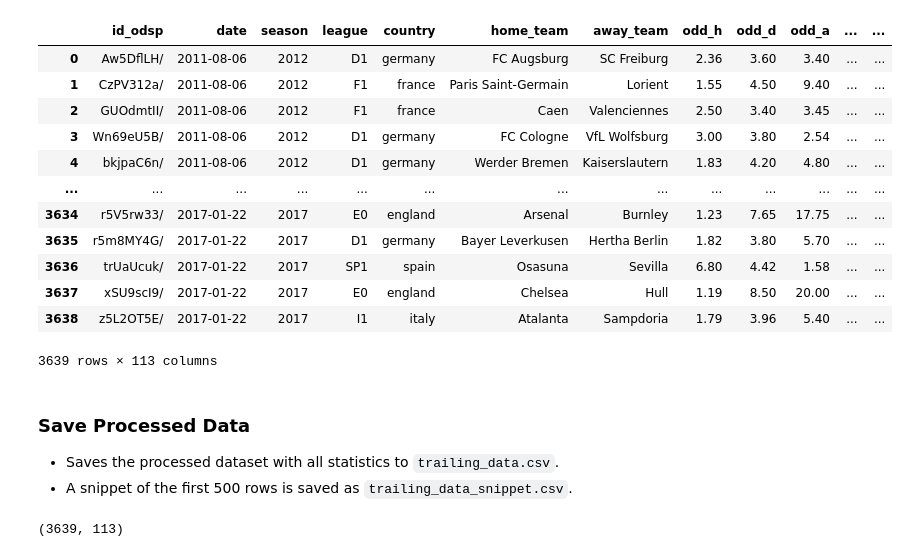
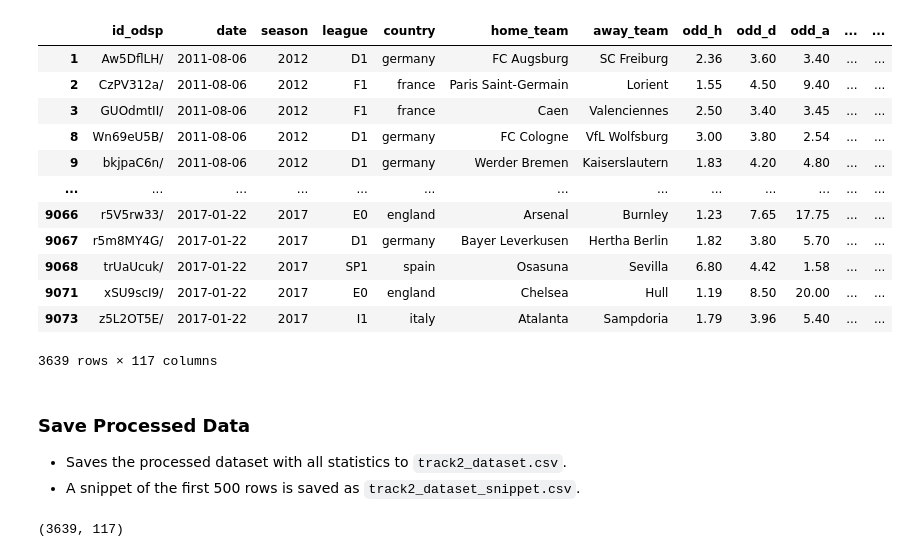
Before and after one commit to JoshuaGraham14/football-corner-prediction, a Jupyter notebook: notebooks/01.04_track2_dataset_construction.ipynb, the cells around one changed output. Cells and saved outputs as stored; diff of their text form; code cells hidden in the pictures.

```diff
--- a/notebooks/01.03_kaggle_aggregation_trailing.ipynb
+++ b/notebooks/01.04_track2_dataset_construction.ipynb
@@ -10,8 +10,8 @@ import pandas as pd
 READ_FOLDER_PATH = '../data/processed/'
 WRITE_FOLDER_PATH = '../data/processed/'
 
-data = pd.read_csv(READ_FOLDER_PATH+'game_statistics.csv')
+data = pd.read_csv(READ_FOLDER_PATH+'aggregated_full.csv')
 
-print(data.shape[0])
+print(data.shape)
 pd.set_option("display.max_colwidth", None)
 # %% [output]
@@ -272,12 +84,10 @@ def calc_trailing_urgency(df):
     - If the match is drawn, urgency is based on odds.
     """
     urgency = []
-    for i in range(len(df)):
-        u = 0
-        # Urgency is proportional to inverse of trailing team's odds, normalized by goal difference
-        trailing_team_odds = df.loc[i, "odd_h"] if df.loc[i, "trailing_team"] == "home" else df.loc[i, "odd_a"]
+    for _, row in df.iterrows():
+        # Urgency is proportional to inverse of trailing team's odds
+        trailing_team_odds = row["odd_h"] if row["is_home_trailing"]==1 else row["odd_a"]
         u = (1 / trailing_team_odds)
-
         urgency.append(round(u, 3))
     return urgency
 
@@ -288,12 +98,10 @@ def calc_leading_urgency(df):
     - If the match is drawn, urgency is based on odds.
     """
     urgency = []
-    for i in range(len(df)):
-        u = 0
-        # Urgency is proportional to inverse of leading team's odds, normalized by goal difference
-        leading_team_odds = df.loc[i, "odd_h"] if df.loc[i, "leading_team"] == "home" else df.loc[i, "odd_a"]
+    for _, row in df.iterrows():
+        # Urgency is proportional to inverse of leading team's odds
+        leading_team_odds = row["odd_h"] if row["is_home_trailing"]==0 else row["odd_a"]
         u = (1 / leading_team_odds)
-
         urgency.append(round(u, 3))
     return urgency
 
@@ -304,20 +112,7 @@ def construct_features(df):
 
     #dictionary mapping to calc each feature
     feature_operations = {
-        # **Total game stats**
-        "total_shots_pre_80": lambda df: df["trailing_team_shots_pre80"] +df["leading_team_shots_pre80"],
-        "total_fouls_pre_80":lambda df: df["trailing_team_fouls_pre80"]+ df["leading_team_fouls_pre80"],
-        "total_yellow_cards_pre_80": lambda df: df["trailing_team_yellow_cards_pre80"] + df["leading_team_yellow_cards_pre80"],
-        "total_sending_off_pre_80": lambda df: df["trailing_team_sending_off_pre80"] + df["leading_team_sending_off_pre80"],
-        "total_corners_pre_80": lambda df: df["trailing_team_corners_pre80"]+ df["leading_team_corners_pre80"],
-        "total_corners_70_75":lambda df: df["trailing_team_corners_70_75"] + df["leading_team_corners_70_75"],
-        "total_shots_70_75": lambda df: df["trailing_team_shots_70_75"] +df["leading_team_shots_70_75"],
-        "total_fouls_70_75": lambda df: df["trailing_team_fouls_70_75"] +df["leading_team_fouls_70_75"],
-        "total_corners_75_80": lambda df: df["trailing_team_corners_75_80"] + df["leading_team_corners_75_80"],
-        "total_shots_75_80": lambda df: df["trailing_team_shots_75_80"] +df["leading_team_shots_75_80"],
-        "total_fouls_75_80": lambda df: df["trailing_team_fouls_75_80"] +df["leading_team_fouls_75_80"],
-
-        "odds_ratio": lambda df: df.apply(lambda row: row["odd_h"] / row["odd_a"] if row["trailing_team"] == "home" else row["odd_a"] / row["odd_h"], axis=1),
+        "odds_ratio": lambda df: df.apply(lambda row: row["odd_h"] / row["odd_a"] if row["is_home_trailing"] == 1 else row["odd_a"] / row["odd_h"], axis=1),
 
         "trailing_team_urgency_to_attack":lambda df: calc_trailing_urgency(df),
         "leading_team_urgency_to_attack":lambda df: calc_leading_urgency(df),
@@ -326,56 +121,61 @@ def construct_features(df):
             (df["trailing_team_shots_75_80"]-df["trailing_team_shots_70_75"]) +
             (df["trailing_team_corners_75_80"]-df["trailing_team_corners_70_75"])
         ) *df["trailing_team_urgency_to_attack"],
 
         "leading_team_momentum_to_attack": lambda df: (
             (df["leading_team_shots_75_80"]-df["leading_team_shots_70_75"]) +
             (df["leading_team_corners_75_80"]-df["leading_team_corners_70_75"])
         ) *df["leading_team_urgency_to_attack"],
 
         "trailing_team_attack_intensity": lambda df: (df["goal_diff_80"].abs() == 1) * (df["trailing_team_shots_75_80"]+df["trailing_team_corners_75_80"]),
         "leading_team_attack_intensity": lambda df: (df["goal_diff_80"].abs() == 1) * (df["leading_team_shots_75_80"]+df["leading_team_corners_75_80"]),
         "trailing_team_defensive_pressure": lambda df: df["trailing_team_fouls_75_80"] - df["trailing_team_fouls_70_75"],
         "leading_team_defensive_pressure": lambda df: df["leading_team_fouls_75_80"] - df["leading_team_fouls_70_75"],
         "trailing_team_shot_to_corner_ratio_pre_80": lambda df: (df["trailing_team_shots_pre80"] / df["trailing_team_corners_pre80"]).fillna(0),
         "leading_team_shot_to_corner_ratio_pre_80": lambda df: (df["leading_team_shots_pre80"] / df["leading_team_corners_pre80"]).fillna(0),
         "trailing_team_aggression_score_pre_80":lambda df: (df["trailing_team_fouls_pre80"] + df["trailing_team_yellow_cards_pre80"])/(df["trailing_team_shots_pre80"]).fillna(0),
         "leading_team_aggression_score_pre_80": lambda df: (df["leading_team_fouls_pre80"] + df["leading_team_yellow_cards_pre80"])/(df["leading_team_shots_pre80"]).fillna(0),
 
-        "trailing_team_probability": lambda df: df.apply(lambda row: 1/row['odd_h'] *100 if row['trailing_team']=='home' else 1/row['odd_a']* 100, axis=1)
+        "trailing_team_probability": lambda df: df.apply(lambda row: 1/row['odd_h'] *100 if row['is_home_trailing']==1 else 1/row['odd_a']* 100, axis=1)
     }
 
     # Apply selected feature transformations
     for feature, operation in feature_operations.items():
         df[feature] = operation(df)
 
     df = df.round(3)
     return df
 
+def construct_target(df):
+    df['target'] = (df['trailing_team_corners'] > 0).astype(int)
+    return df
+
 # Construct features based on the updated dataset
-aggregated_full = construct_features(aggregated_data)
-aggregated_full
+track2_dataset = construct_features(transformed_df)
+track2_dataset = construct_target(track2_dataset)
+track2_dataset
 # %% [output]
 |  | id_odsp | date | season | league | country | home_team | away_team | odd_h | odd_d | odd_a | ... | ... |
-| 0 | Aw5DflLH/ | 2011-08-06 | 2012 | D1 | germany | FC Augsburg | SC Freiburg | 2.36 | 3.60 | 3.40 | ... | ... |
-| 1 | CzPV312a/ | 2011-08-06 | 2012 | F1 | france | Paris Saint-Germain | Lorient | 1.55 | 4.50 | 9.40 | ... | ... |
-| 2 | GUOdmtII/ | 2011-08-06 | 2012 | F1 | france | Caen | Valenciennes | 2.50 | 3.40 | 3.45 | ... | ... |
-| 3 | Wn69eU5B/ | 2011-08-06 | 2012 | D1 | germany | FC Cologne | VfL Wolfsburg | 3.00 | 3.80 | 2.54 | ... | ... |
-| 4 | bkjpaC6n/ | 2011-08-06 | 2012 | D1 | germany | Werder Bremen | Kaiserslautern | 1.83 | 4.20 | 4.80 | ... | ... |
+| 1 | Aw5DflLH/ | 2011-08-06 | 2012 | D1 | germany | FC Augsburg | SC Freiburg | 2.36 | 3.60 | 3.40 | ... | ... |
+| 2 | CzPV312a/ | 2011-08-06 | 2012 | F1 | france | Paris Saint-Germain | Lorient | 1.55 | 4.50 | 9.40 | ... | ... |
+| 3 | GUOdmtII/ | 2011-08-06 | 2012 | F1 | france | Caen | Valenciennes | 2.50 | 3.40 | 3.45 | ... | ... |
+| 8 | Wn69eU5B/ | 2011-08-06 | 2012 | D1 | germany | FC Cologne | VfL Wolfsburg | 3.00 | 3.80 | 2.54 | ... | ... |
+| 9 | bkjpaC6n/ | 2011-08-06 | 2012 | D1 | germany | Werder Bremen | Kaiserslautern | 1.83 | 4.20 | 4.80 | ... | ... |
 | ... | ... | ... | ... | ... | ... | ... | ... | ... | ... | ... | ... | ... |
-| 3634 | r5V5rw33/ | 2017-01-22 | 2017 | E0 | england | Arsenal | Burnley | 1.23 | 7.65 | 17.75 | ... | ... |
-| 3635 | r5m8MY4G/ | 2017-01-22 | 2017 | D1 | germany | Bayer Leverkusen | Hertha Berlin | 1.82 | 3.80 | 5.70 | ... | ... |
-| 3636 | trUaUcuk/ | 2017-01-22 | 2017 | SP1 | spain | Osasuna | Sevilla | 6.80 | 4.42 | 1.58 | ... | ... |
-| 3637 | xSU9scI9/ | 2017-01-22 | 2017 | E0 | england | Chelsea | Hull | 1.19 | 8.50 | 20.00 | ... | ... |
-| 3638 | z5L2OT5E/ | 2017-01-22 | 2017 | I1 | italy | Atalanta | Sampdoria | 1.79 | 3.96 | 5.40 | ... | ... |
+| 9066 | r5V5rw33/ | 2017-01-22 | 2017 | E0 | england | Arsenal | Burnley | 1.23 | 7.65 | 17.75 | ... | ... |
+| 9067 | r5m8MY4G/ | 2017-01-22 | 2017 | D1 | germany | Bayer Leverkusen | Hertha Berlin | 1.82 | 3.80 | 5.70 | ... | ... |
+| 9068 | trUaUcuk/ | 2017-01-22 | 2017 | SP1 | spain | Osasuna | Sevilla | 6.80 | 4.42 | 1.58 | ... | ... |
+| 9071 | xSU9scI9/ | 2017-01-22 | 2017 | E0 | england | Chelsea | Hull | 1.19 | 8.50 | 20.00 | ... | ... |
+| 9073 | z5L2OT5E/ | 2017-01-22 | 2017 | I1 | italy | Atalanta | Sampdoria | 1.79 | 3.96 | 5.40 | ... | ... |
-3639 rows × 113 columns
+3639 rows × 117 columns
 # %% [markdown]
 ### Save Processed Data
-- Saves the processed dataset with all statistics to `trailing_data.csv`.
-- A snippet of the first 500 rows is saved as `trailing_data_snippet.csv`.
+- Saves the processed dataset with all statistics to `track2_dataset.csv`.
+- A snippet of the first 500 rows is saved as `track2_dataset_snippet.csv`.
 # %%
-print(aggregated_full.shape)
+print(track2_dataset.shape)
 
-aggregated_full.to_csv(WRITE_FOLDER_PATH+'trailing_data.csv', index=False)
-aggregated_full.tail(500).to_csv(WRITE_FOLDER_PATH+'snippets/trailing_data_snippet.csv', index=False)
+track2_dataset.to_csv(WRITE_FOLDER_PATH+'track2_dataset.csv', index=False)
+track2_dataset.tail(500).to_csv(WRITE_FOLDER_PATH+'snippets/track2_dataset_snippet.csv', index=False)
 # %% [output]
-(3639, 113)
+(3639, 117)
```
Also changed, not shown: parts of 8 cells of this notebook, 6 other files.
